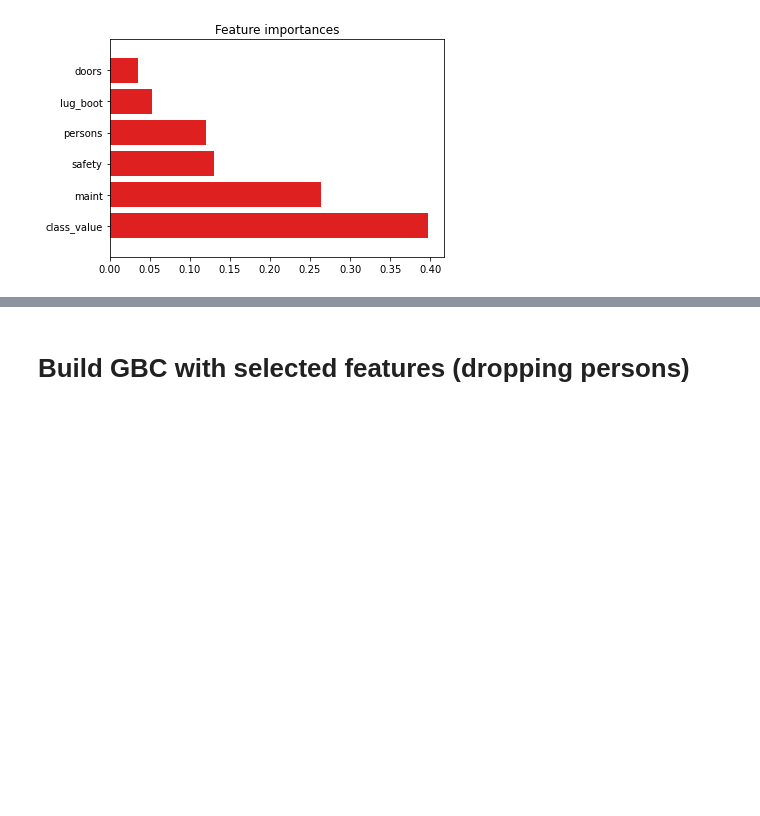
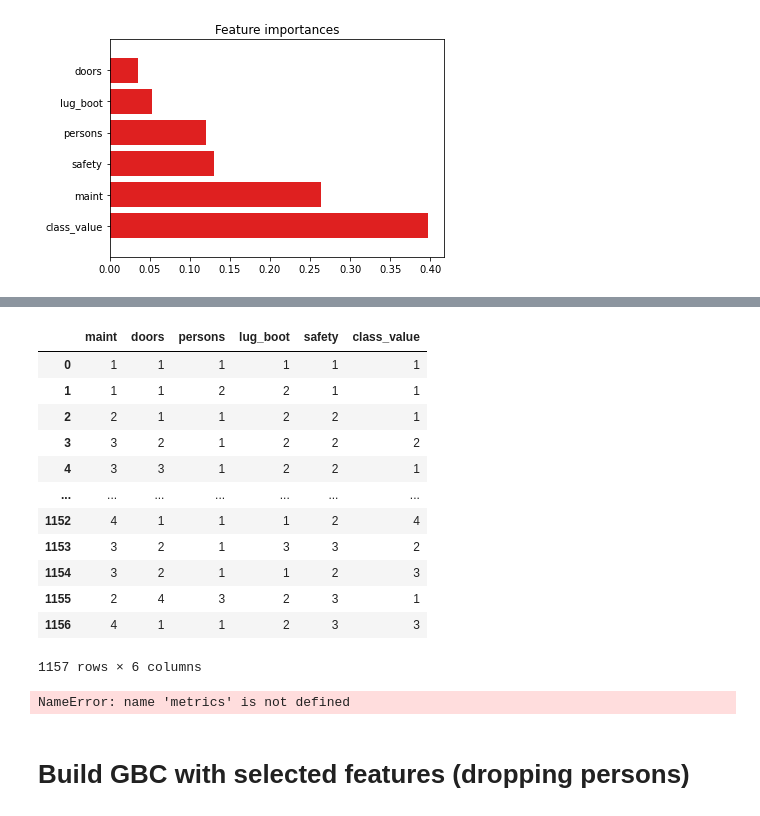
Before and after one commit to bokneo/GovTech_DSAID, a Jupyter notebook: Section_5/Machine_learning.ipynb, the cells around one changed output, grey strips where cells are left out. Saved outputs shown, nothing was run; the diff lists cells and outputs as text; code cells hidden in the pictures; blank space fills up the shorter version.

Commit message:
Neural Networks model added to predict

```diff
--- a/Section_5/Machine_learning.ipynb
+++ b/Section_5/Machine_learning.ipynb
@@ -210,0 +233,13 @@ plt.show()
+# %%
+X = df.drop(['buying'], axis=1)
+y = df['buying']
+# %%
+X_train, X_test, y_train, y_test = train_test_split(X, y, test_size = 0.33, random_state = 42)
+# %%
+# encode categorical variables with LabelEncoder
+
+encoder = ce.OrdinalEncoder(cols=['maint', 'doors', 'persons', 'lug_boot', 'safety', 'class_value'])
+
+X_train = encoder.fit_transform(X_train)
+
+X_test = encoder.transform(X_test)
@@ -210,0 +260,17 @@ plt.show()
+# %%
+X_train = X_train.reset_index(drop = True)
+X_train
+# %% [output]
+|  | maint | doors | persons | lug_boot | safety | class_value |
+| 0 | 1 | 1 | 1 | 1 | 1 | 1 |
+| 1 | 1 | 1 | 2 | 2 | 1 | 1 |
+| 2 | 2 | 1 | 1 | 2 | 2 | 1 |
+| 3 | 3 | 2 | 1 | 2 | 2 | 2 |
+| 4 | 3 | 3 | 1 | 2 | 2 | 1 |
+| ... | ... | ... | ... | ... | ... | ... |
+| 1152 | 4 | 1 | 1 | 1 | 2 | 4 |
+| 1153 | 3 | 2 | 1 | 3 | 3 | 2 |
+| 1154 | 3 | 2 | 1 | 1 | 2 | 3 |
+| 1155 | 2 | 4 | 3 | 2 | 3 | 1 |
+| 1156 | 4 | 1 | 1 | 2 | 3 | 3 |
+1157 rows × 6 columns
@@ -211,3 +290,41 @@ plt.show()
+# %%
+acc_train_array = []
+acc_valid_array = []
+# Consider Nhidd from 1 to 10
+for Nhidd in range(1,11):
+    acc_train_array_fold = []
+    acc_valid_array_fold = []
+    ## Random permutation of data
+    Idx = np.random.RandomState(seed=8).permutation(len(y_train))
+    ## Create the MLP model called clf with Nhidd hidden nodes
+    clf = MLP_model(Nhidd)
+    ## Tuning: perform 5-fold cross-validation on the training set to determine the best network size
+    for k in range(0,5):
+        N = np.around((k+1)*len(y_train)/5)
+        N = N.astype(int)
+        Xvalid = X_train.iloc[Idx[N-24:N]] # validation features
+        Yvalid = y_train[Idx[N-24:N]] # validation targets
+        Idxtrn = np.setdiff1d(Idx, Idx[N-24:N])
+        Xtrain = X_train.iloc[Idxtrn] # training features in tuning loop
+        Ytrain = y_train[Idxtrn] # training targets in tuning loop
+        # MLP classification with same size for each hidden-layer (specified in question)
+        clf.fit(Xtrain, Ytrain, epochs = 100, verbose = 0)
+        # get predictions from model using training data
+        y_est_p = clf.predict(Xtrain)
+        Ytrain_class = np.argmax(Ytrain, axis=1)
+        y_est_p_class = np.argmax(y_est_p, axis=1)
+        acc_train_array_fold += [metrics.accuracy_score(y_est_p_class,Ytrain_class)]
+        ## get predictions from model using validation data
+        yt_est_p = clf.predict(Xvalid)
+        Yvalid_class = np.argmax(Yvalid, axis=1)
+        yt_est_p_class = np.argmax(yt_est_p, axis=1)
+        acc_valid_array_fold += [metrics.accuracy_score(yt_est_p_class,Yvalid_class)]
+        # This is the end of the 5-fold cross-validation loop
+    acc_train_array += [np.mean(acc_train_array_fold)]
+    acc_valid_array += [np.mean(acc_valid_array_fold)]
+    print(clf.summary())
+# %% [output]
+NameError: name 'metrics' is not defined
 # %% [markdown]
 # Build GBC with selected features (dropping persons)
 # %%
```
Also changed, not shown: parts of 8 cells of this notebook.
